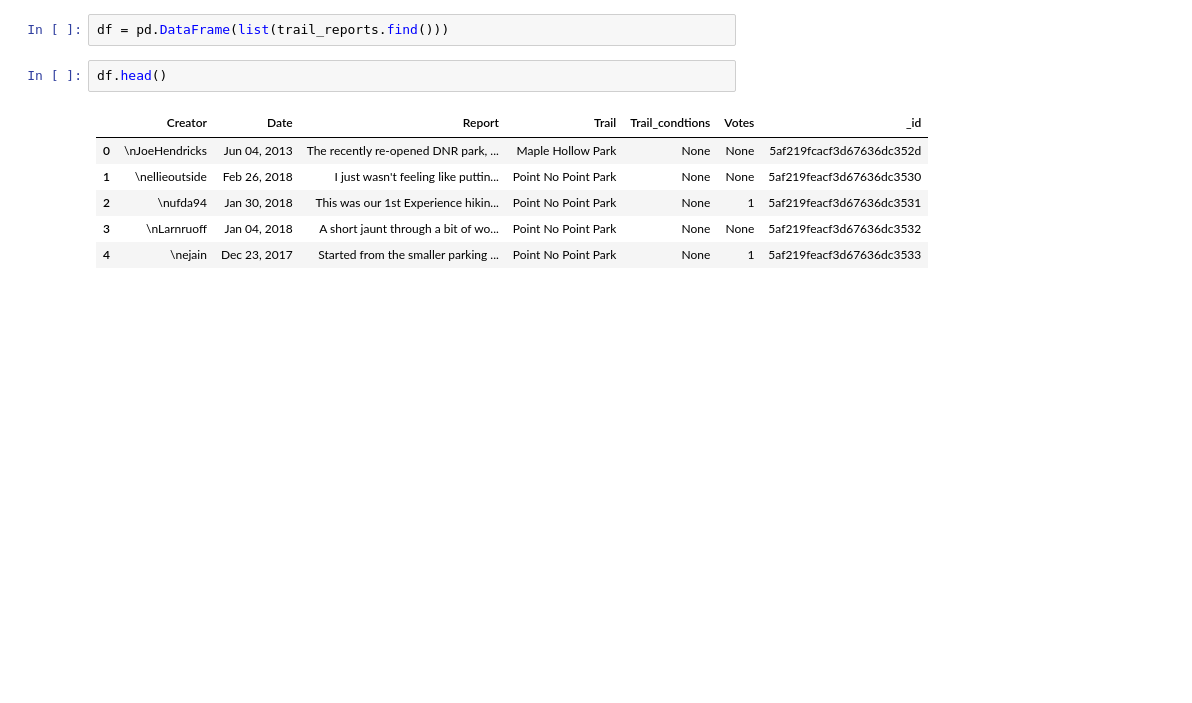
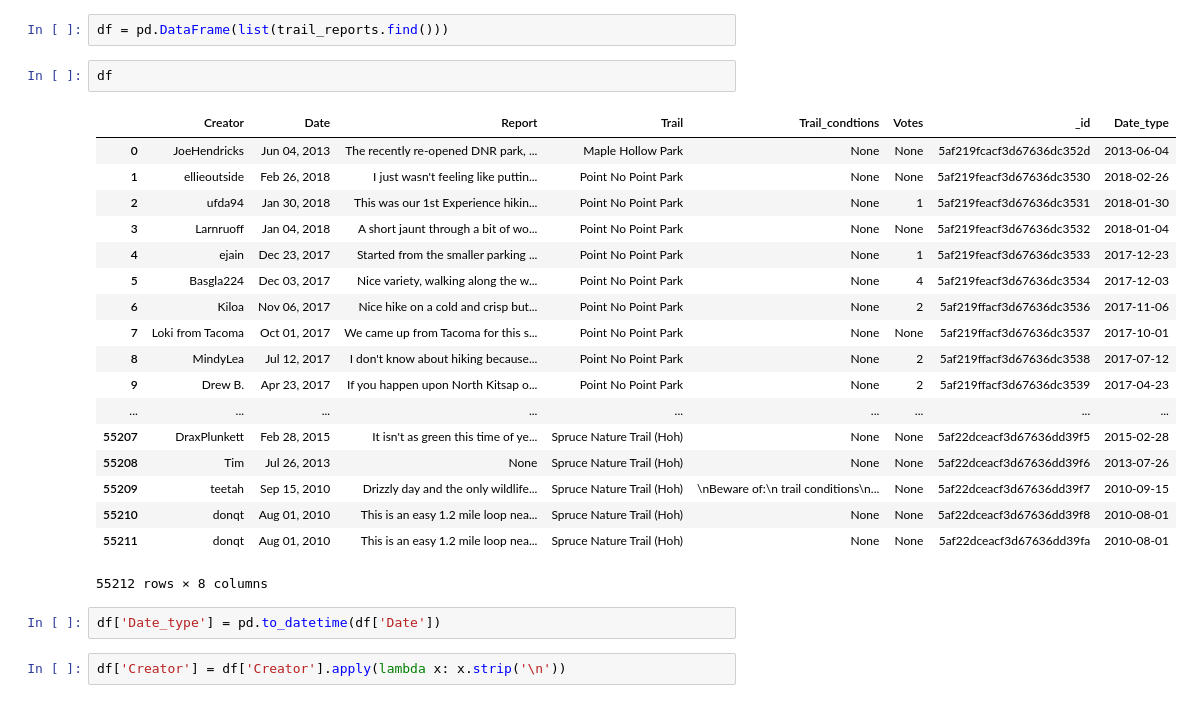
Before and after one commit to huddlestona/Trail_Report, a Jupyter notebook: Web_scraping_combo_olympics.ipynb, the cells around one changed output. Cells and saved outputs as stored; diff of their text form; blank space fills up the shorter version.

```diff
--- a/Web_scraping_combo_olympics.ipynb
+++ b/Web_scraping_combo_olympics.ipynb
@@ -74,11 +160,27 @@ int(re.findall('\d+', spot )[0])
 # %%
 df = pd.DataFrame(list(trail_reports.find()))
 # %%
-df.head()
+df
 # %% [output]
-|  | Creator | Date | Report | Trail | Trail_condtions | Votes | _id |
-| 0 | \nJoeHendricks | Jun 04, 2013 | The recently re-opened DNR park, ... | Maple Hollow Park | None | None | 5af219fcacf3d67636dc352d |
-| 1 | \nellieoutside | Feb 26, 2018 | I just wasn't feeling like puttin... | Point No Point Park | None | None | 5af219feacf3d67636dc3530 |
-| 2 | \nufda94 | Jan 30, 2018 | This was our 1st Experience hikin... | Point No Point Park | None | 1 | 5af219feacf3d67636dc3531 |
-| 3 | \nLarnruoff | Jan 04, 2018 | A short jaunt through a bit of wo... | Point No Point Park | None | None | 5af219feacf3d67636dc3532 |
-| 4 | \nejain | Dec 23, 2017 | Started from the smaller parking ... | Point No Point Park | None | 1 | 5af219feacf3d67636dc3533 |
+|  | Creator | Date | Report | Trail | Trail_condtions | Votes | _id | Date_type |
+| 0 | JoeHendricks | Jun 04, 2013 | The recently re-opened DNR park, ... | Maple Hollow Park | None | None | 5af219fcacf3d67636dc352d | 2013-06-04 |
+| 1 | ellieoutside | Feb 26, 2018 | I just wasn't feeling like puttin... | Point No Point Park | None | None | 5af219feacf3d67636dc3530 | 2018-02-26 |
+| 2 | ufda94 | Jan 30, 2018 | This was our 1st Experience hikin... | Point No Point Park | None | 1 | 5af219feacf3d67636dc3531 | 2018-01-30 |
+| 3 | Larnruoff | Jan 04, 2018 | A short jaunt through a bit of wo... | Point No Point Park | None | None | 5af219feacf3d67636dc3532 | 2018-01-04 |
+| 4 | ejain | Dec 23, 2017 | Started from the smaller parking ... | Point No Point Park | None | 1 | 5af219feacf3d67636dc3533 | 2017-12-23 |
+| 5 | Basgla224 | Dec 03, 2017 | Nice variety, walking along the w... | Point No Point Park | None | 4 | 5af219feacf3d67636dc3534 | 2017-12-03 |
+| 6 | Kiloa | Nov 06, 2017 | Nice hike on a cold and crisp but... | Point No Point Park | None | 2 | 5af219ffacf3d67636dc3536 | 2017-11-06 |
+| 7 | Loki from Tacoma | Oct 01, 2017 | We came up from Tacoma for this s... | Point No Point Park | None | None | 5af219ffacf3d67636dc3537 | 2017-10-01 |
+| 8 | MindyLea | Jul 12, 2017 | I don't know about hiking because... | Point No Point Park | None | 2 | 5af219ffacf3d67636dc3538 | 2017-07-12 |
+| 9 | Drew B. | Apr 23, 2017 | If you happen upon North Kitsap o... | Point No Point Park | None | 2 | 5af219ffacf3d67636dc3539 | 2017-04-23 |
+| ... | ... | ... | ... | ... | ... | ... | ... | ... |
+| 55207 | DraxPlunkett | Feb 28, 2015 | It isn't as green this time of ye... | Spruce Nature Trail (Hoh) | None | None | 5af22dceacf3d67636dd39f5 | 2015-02-28 |
+| 55208 | Tim | Jul 26, 2013 | None | Spruce Nature Trail (Hoh) | None | None | 5af22dceacf3d67636dd39f6 | 2013-07-26 |
+| 55209 | teetah | Sep 15, 2010 | Drizzly day and the only wildlife... | Spruce Nature Trail (Hoh) | \nBeware of:\n trail conditions\n... | None | 5af22dceacf3d67636dd39f7 | 2010-09-15 |
+| 55210 | donqt | Aug 01, 2010 | This is an easy 1.2 mile loop nea... | Spruce Nature Trail (Hoh) | None | None | 5af22dceacf3d67636dd39f8 | 2010-08-01 |
+| 55211 | donqt | Aug 01, 2010 | This is an easy 1.2 mile loop nea... | Spruce Nature Trail (Hoh) | None | None | 5af22dceacf3d67636dd39fa | 2010-08-01 |
+55212 rows × 8 columns
+# %%
+df['Date_type'] = pd.to_datetime(df['Date'])
+# %%
+df['Creator'] = df['Creator'].apply(lambda x: x.strip('\n'))
```
Also changed, not shown: parts of 9 cells of this notebook.
